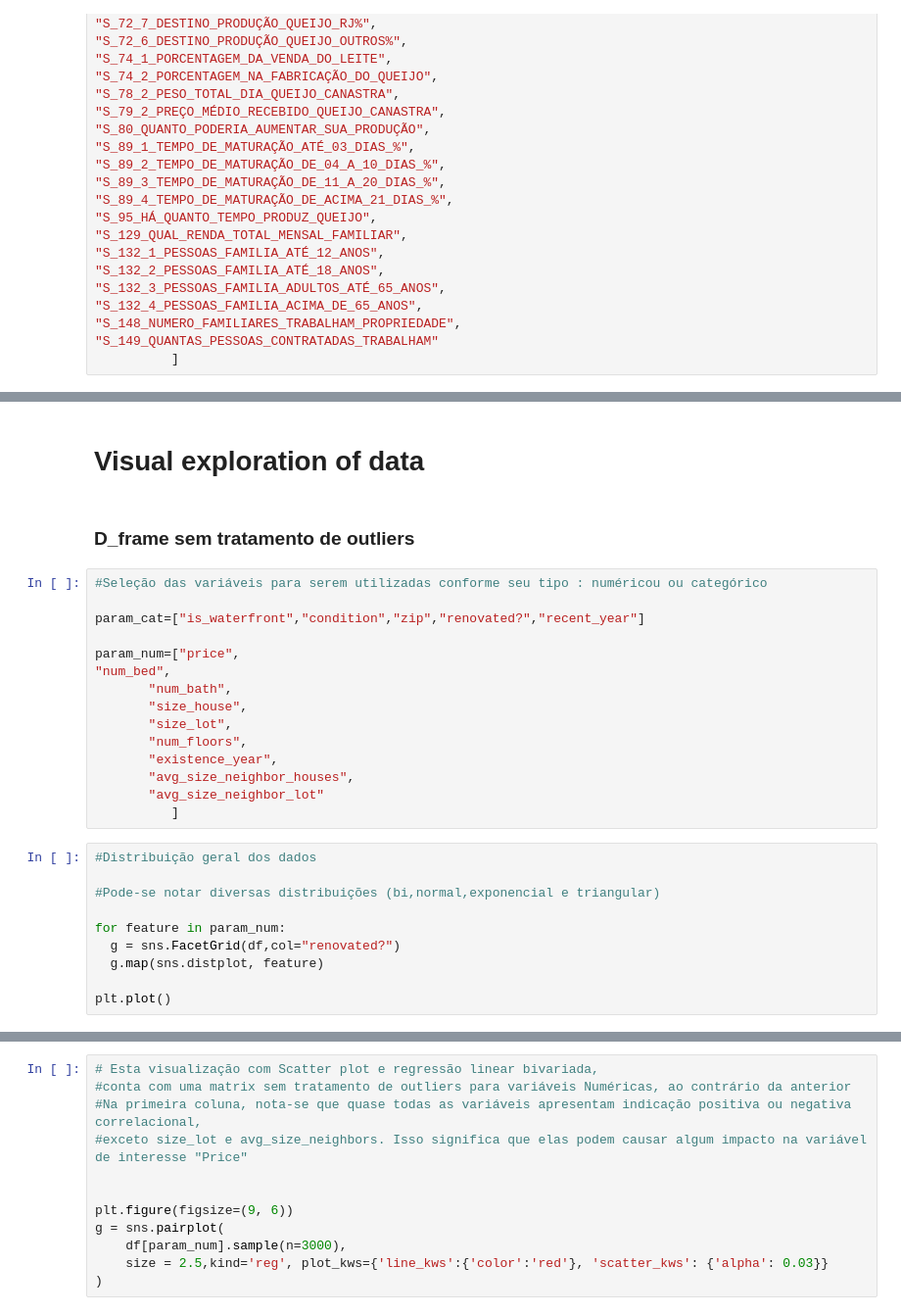
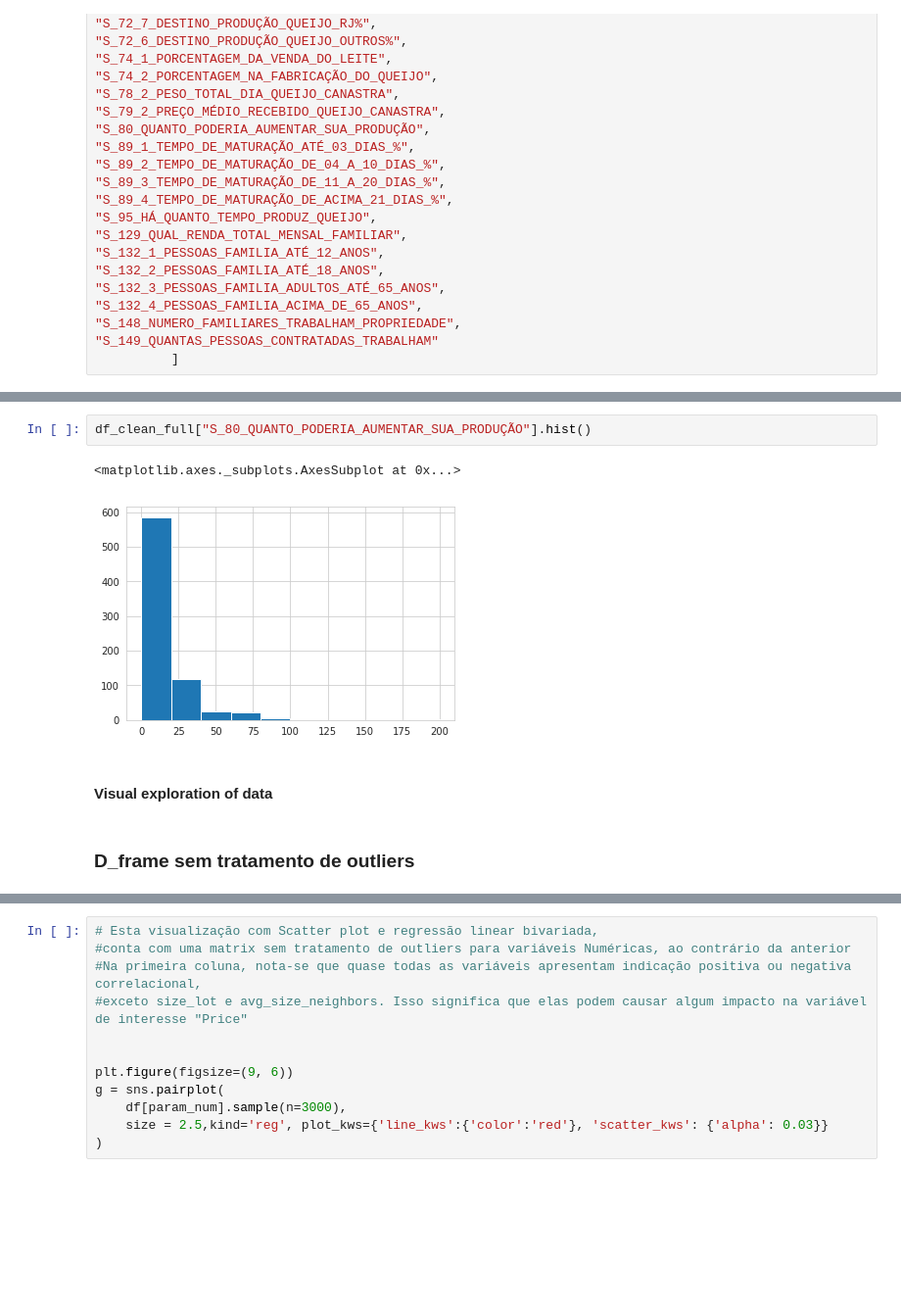
Before and after one commit to pyunc/canastra_science, a Jupyter notebook: canastra_completo.ipynb, the cells around one changed output, grey strips where cells are left out. Shown at 98% size. Cells and saved outputs as stored; diff of their text form; blank space fills up the shorter version.

```diff
--- a/canastra_completo.ipynb
+++ b/canastra_completo.ipynb
@@ -773,29 +524,9 @@ df.isna().sum()
+# %%
+df_clean_full["S_80_QUANTO_PODERIA_AUMENTAR_SUA_PRODUÇÃO"].hist()
+# %% [output]
+<matplotlib.axes._subplots.AxesSubplot at 0x...>
+[figure, added]
 # %% [markdown]
-# Visual exploration of data
+#### Visual exploration of data
 # %% [markdown]
 ### D_frame sem tratamento de outliers
-# %%
-#Seleção das variáveis para serem utilizadas conforme seu tipo : numéricou ou categórico
-
-param_cat=["is_waterfront","condition","zip","renovated?","recent_year"]
-
-param_num=["price",
-"num_bed",
-       "num_bath",
-       "size_house",
-       "size_lot",
-       "num_floors",
-       "existence_year",
-       "avg_size_neighbor_houses",
-       "avg_size_neighbor_lot"
-          ]
-# %%
-#Distribuição geral dos dados
-
-#Pode-se notar diversas distribuições (bi,normal,exponencial e triangular)
-
-for feature in param_num:
-  g = sns.FacetGrid(df,col="renovated?")
-  g.map(sns.distplot, feature)
-
-plt.plot()
```
Also changed, not shown: parts of 73 cells of this notebook, 1 other file.
